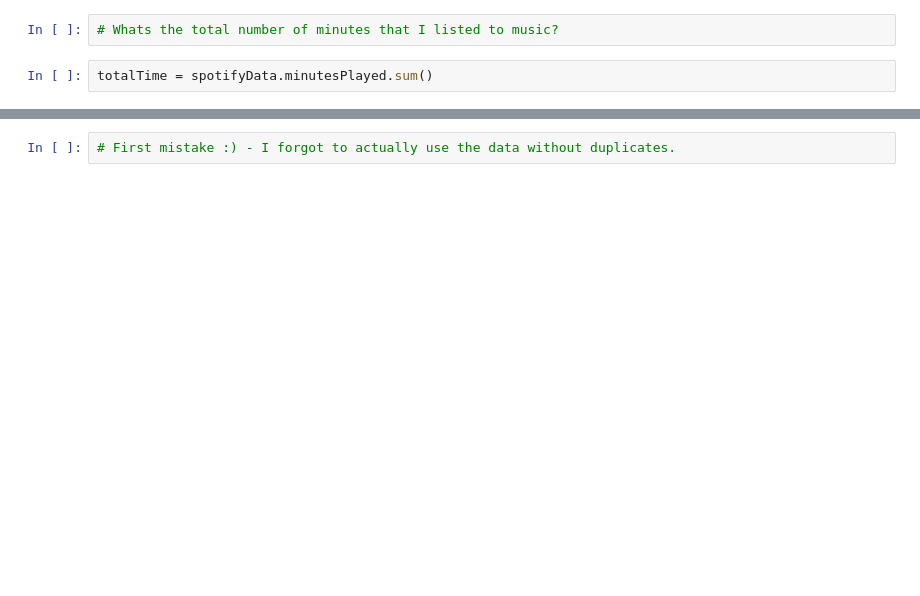
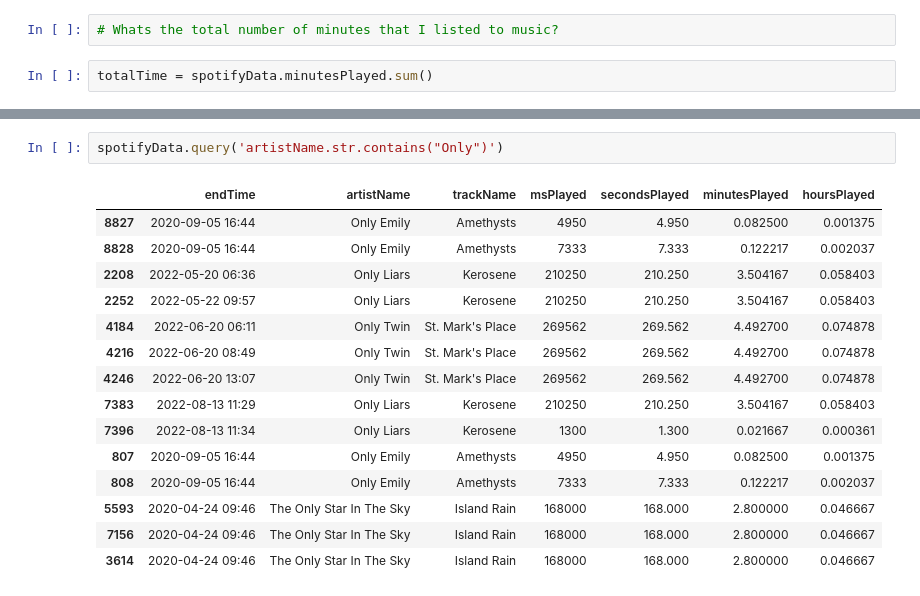
Before and after one commit to xMilotas/spotifyDataExploration, a Jupyter notebook: exploration.ipynb, the cells around one changed output, grey strips where cells are left out. Drawn from its saved outputs; the diff is of its cells as text; blank space fills up the shorter version.

```diff
--- a/exploration.ipynb
+++ b/exploration.ipynb
@@ -126,2 +190,18 @@ totalTime/60, totalTime/60/24
-# %%
-# First mistake :) - I forgot to actually use the data without duplicates.
+# %%
+spotifyData.query('artistName.str.contains("Only")')
+# %% [output]
+|  | endTime | artistName | trackName | msPlayed | secondsPlayed | minutesPlayed | hoursPlayed |
+| 8827 | 2020-09-05 16:44 | Only Emily | Amethysts | 4950 | 4.950 | 0.082500 | 0.001375 |
+| 8828 | 2020-09-05 16:44 | Only Emily | Amethysts | 7333 | 7.333 | 0.122217 | 0.002037 |
+| 2208 | 2022-05-20 06:36 | Only Liars | Kerosene | 210250 | 210.250 | 3.504167 | 0.058403 |
+| 2252 | 2022-05-22 09:57 | Only Liars | Kerosene | 210250 | 210.250 | 3.504167 | 0.058403 |
+| 4184 | 2022-06-20 06:11 | Only Twin | St. Mark's Place | 269562 | 269.562 | 4.492700 | 0.074878 |
+| 4216 | 2022-06-20 08:49 | Only Twin | St. Mark's Place | 269562 | 269.562 | 4.492700 | 0.074878 |
+| 4246 | 2022-06-20 13:07 | Only Twin | St. Mark's Place | 269562 | 269.562 | 4.492700 | 0.074878 |
+| 7383 | 2022-08-13 11:29 | Only Liars | Kerosene | 210250 | 210.250 | 3.504167 | 0.058403 |
+| 7396 | 2022-08-13 11:34 | Only Liars | Kerosene | 1300 | 1.300 | 0.021667 | 0.000361 |
+| 807 | 2020-09-05 16:44 | Only Emily | Amethysts | 4950 | 4.950 | 0.082500 | 0.001375 |
+| 808 | 2020-09-05 16:44 | Only Emily | Amethysts | 7333 | 7.333 | 0.122217 | 0.002037 |
+| 5593 | 2020-04-24 09:46 | The Only Star In The Sky | Island Rain | 168000 | 168.000 | 2.800000 | 0.046667 |
+| 7156 | 2020-04-24 09:46 | The Only Star In The Sky | Island Rain | 168000 | 168.000 | 2.800000 | 0.046667 |
+| 3614 | 2020-04-24 09:46 | The Only Star In The Sky | Island Rain | 168000 | 168.000 | 2.800000 | 0.046667 |
```
Also changed, not shown: parts of 19 cells of this notebook, 6 other files.
